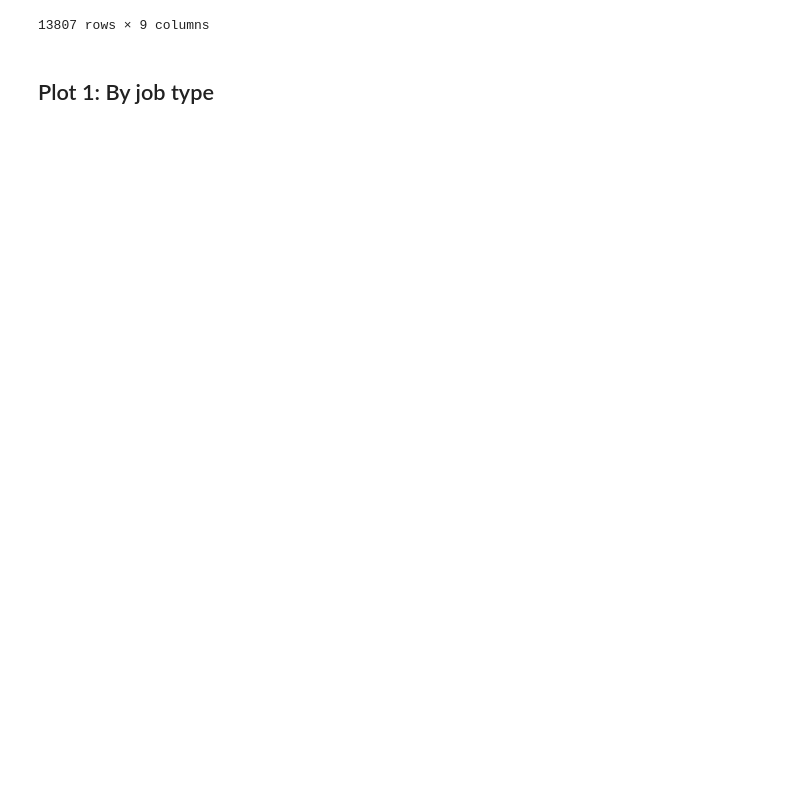
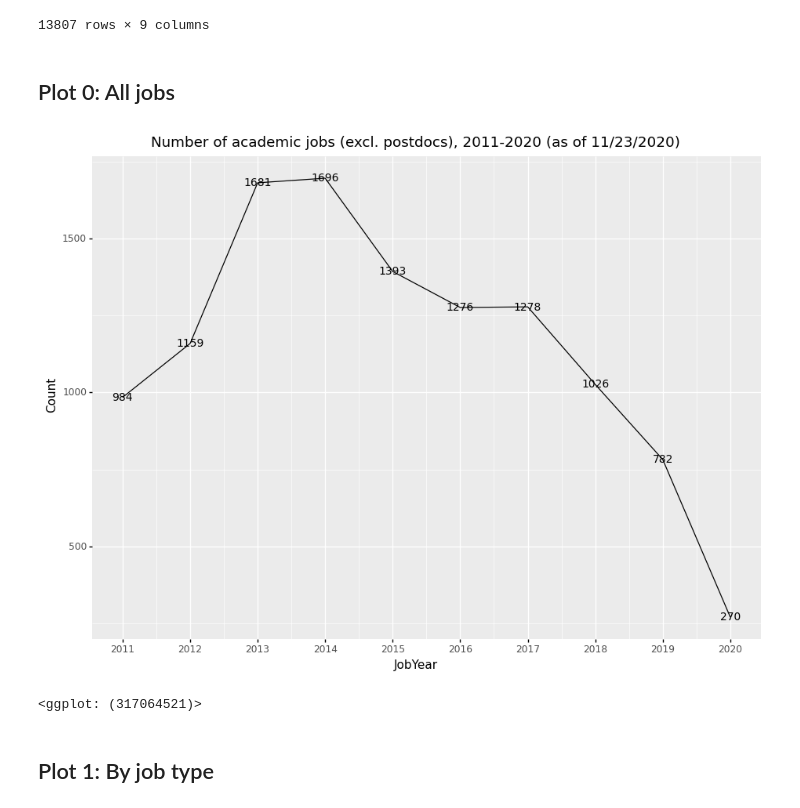
Before and after one commit to quadrismegistus/jobcensus, a Jupyter notebook: plot/plotjobs.ipynb, the cells around one changed output. Cells and saved outputs as stored; diff of their text form; code cells hidden in the pictures; blank space fills up the shorter version.

```diff
--- a/plot/plotjobs.ipynb
+++ b/plot/plotjobs.ipynb
@@ -46,6 +49,24 @@ dfm
 | 14252 | Professorships in Race in Art & D... | 2020 | https://joblist.mla.org/job-detai... | TT | Critical Race Studies | JIL | https://joblist.mla.org/job-detai... | Critical Race Studies | 1 |
 | 14253 | Assistant Professor of Portuguese | 2020 | https://mlajoblist-js.madgexccsta... | TT | Portuguese | JIL | https://mlajoblist-js.madgexccsta... | Languages | 1 |
 13807 rows × 9 columns
+# %% [markdown]
+## Plot 0: All jobs
+# %%
+df_count0 = dfm[dfm.JobType!='Postdoc'].groupby(['JobYear']).count().reset_index()
+# df_count0
+# %%
+fig=(
+    p9.ggplot(p9.aes(x='JobYear',y='Count'),df_count0)
+    + p9.geom_line()
+    + p9.geom_text(p9.aes(label='Count'),size=10)
+    + p9.scale_x_continuous(breaks=range(2011,2021))
+    + p9.ggtitle('Number of academic jobs (excl. postdocs), 2011-2020 (as of 11/23/2020)')
+)
+fig.save('figures/fig0.num_jobs.png',dpi=300)
+fig
+# %% [output]
+[figure, added]
+<ggplot: (317064521)>
 # %% [markdown]
 ## Plot 1: By job type
 # %%
```
Also changed, not shown: parts of 7 cells of this notebook, 13 other files.
